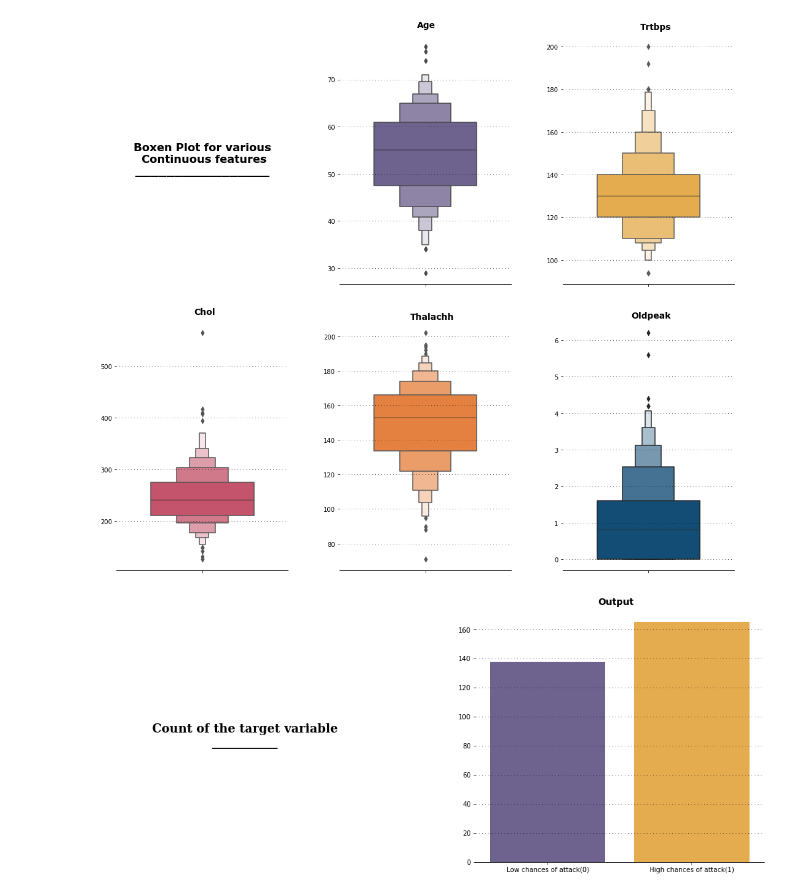
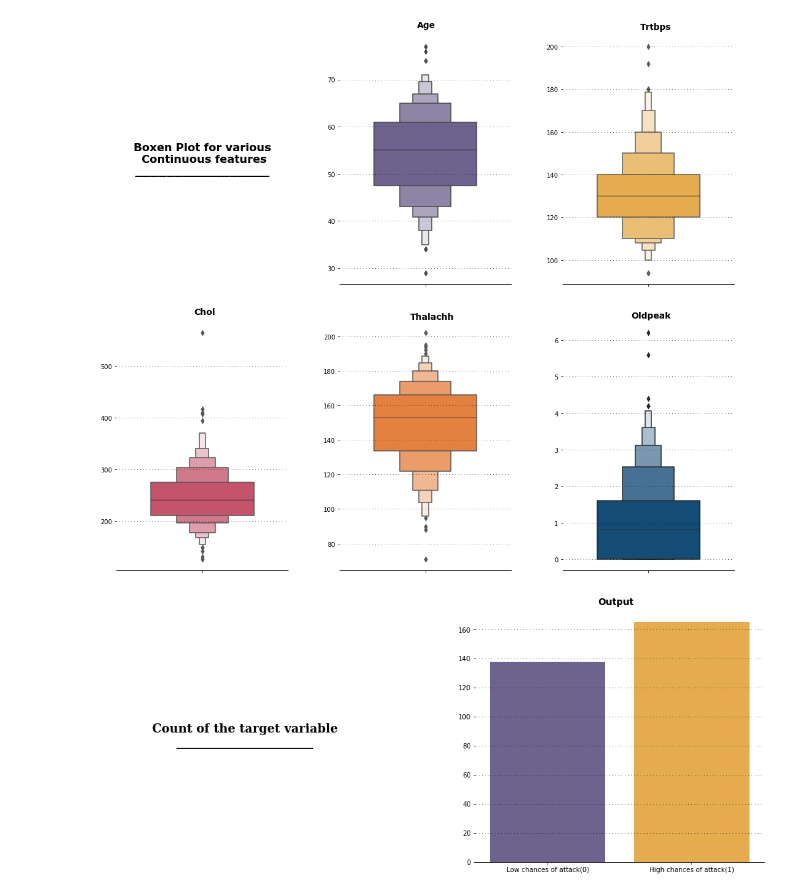
Before and after one commit to atalebizadeh/Examples, a Jupyter notebook: Heart Attack Prediction/Heart Attack Prediction.ipynb, the cells around one changed output. Cells and saved outputs as stored; diff of their text form; code cells hidden in the pictures.

Commit message:
Added the count plot for target variable

```diff
--- a/Heart Attack Prediction/Heart Attack Prediction.ipynb
+++ b/Heart Attack Prediction/Heart Attack Prediction.ipynb
@@ -328,32 +328,32 @@ ax0.set_facecolor(background_color)
 ax1.set_facecolor(background_color)
 
 # Title of the plot
-ax0.text(0.5,0.5,"Count of the target variable\n___________",
+ax0.text(0.5,0.5,"Count of the target variable\n_______________________",
         horizontalalignment = 'center',
         verticalalignment = 'center',
         fontsize = 18,
         fontweight='bold',
         fontfamily='serif',
         color='#000000')
 
 ax0.set_xticklabels([])
 ax0.set_yticklabels([])
 ax0.tick_params(left=False, bottom=False)
 
 # Target Count
 ax1.text(0.35,177,"Output",fontsize=14, fontweight='bold', fontfamily='Verdana', color="#000000")
 ax1.grid(color='#000000', linestyle=':', axis='y', zorder=0,  dashes=(1,5))
 sns.countplot(ax=ax1, data=df, x = 'output',palette = color_palette)
 ax1.set_xlabel("")
 ax1.set_ylabel("")
 ax1.set_xticklabels(["Low chances of attack(0)","High chances of attack(1)"])
 
 ax0.spines["top"].set_visible(False)
 ax0.spines["left"].set_visible(False)
 ax0.spines["bottom"].set_visible(False)
 ax0.spines["right"].set_visible(False)
 ax1.spines["top"].set_visible(False)
 ax1.spines["left"].set_visible(False)
 ax1.spines["right"].set_visible(False)
 # %% [output]
-[figure, old version]
+[figure, new version]
```
